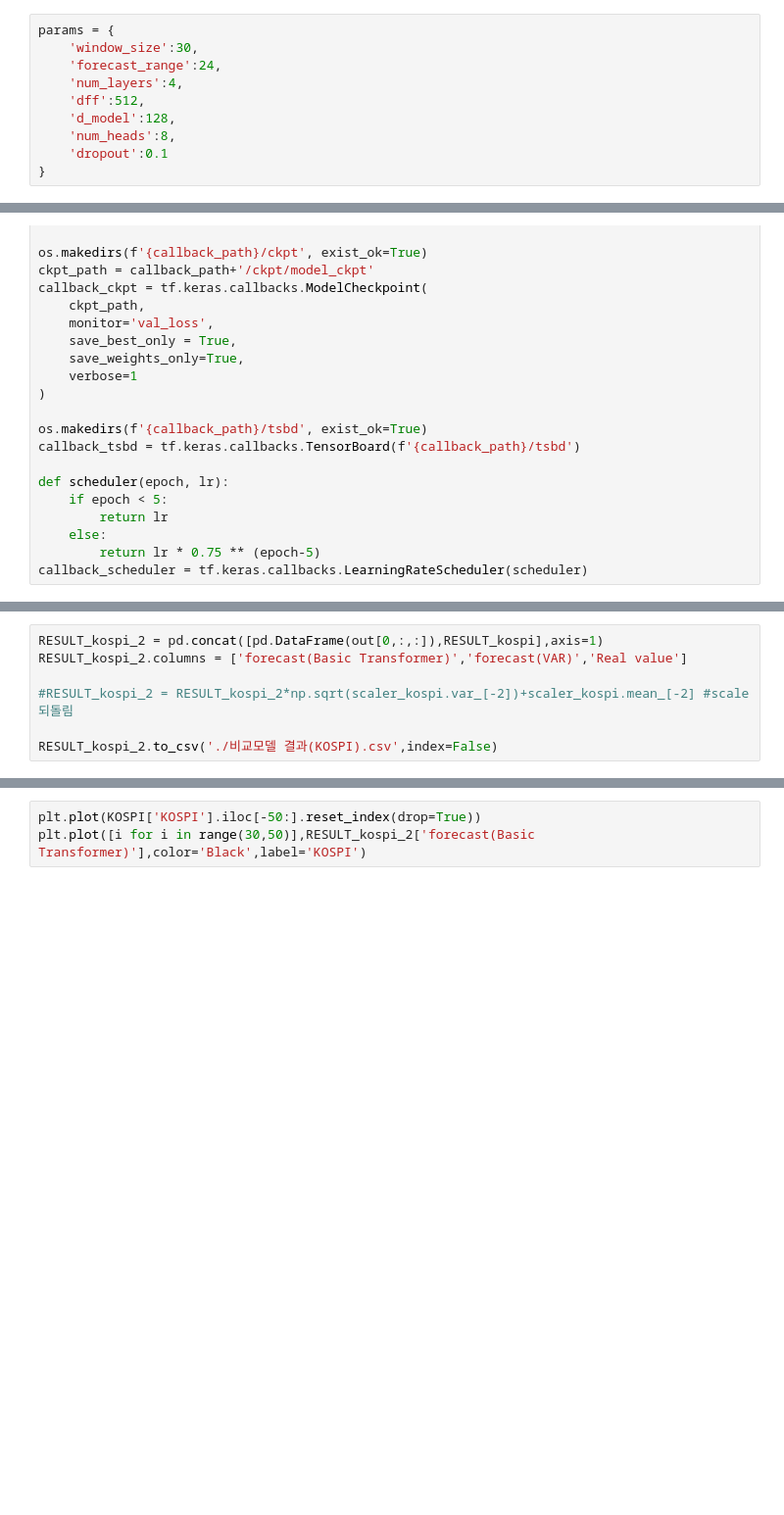
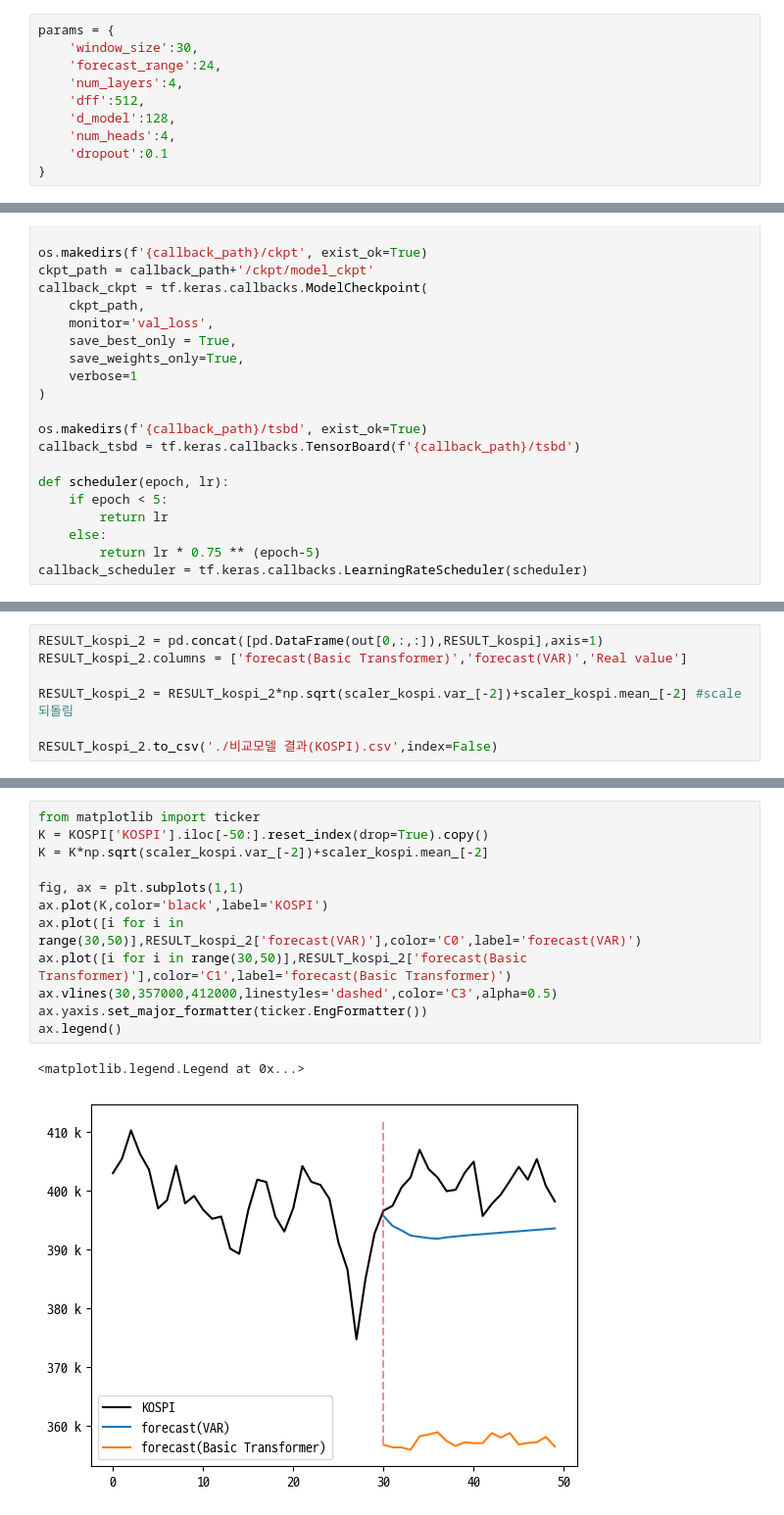
Before and after one commit to oiuyy207/MEaI_transformer, a Jupyter notebook: compare_model_and_method.ipynb, the cells around one changed output, grey strips where cells are left out. Shown at 98% size. Cells and saved outputs as stored; diff of their text form; blank space fills up the shorter version.

```diff
--- a/compare_model_and_method.ipynb
+++ b/compare_model_and_method.ipynb
@@ -485,7 +662,7 @@ params = {
     'num_layers':4,
     'dff':512,
     'd_model':128,
-    'num_heads':8,
+    'num_heads':4,
     'dropout':0.1
 }
 # %%
@@ -604,7 +838,7 @@ print(out.shape)
 RESULT_kospi_2 = pd.concat([pd.DataFrame(out[0,:,:]),RESULT_kospi],axis=1)
 RESULT_kospi_2.columns = ['forecast(Basic Transformer)','forecast(VAR)','Real value']
 
-#RESULT_kospi_2 = RESULT_kospi_2*np.sqrt(scaler_kospi.var_[-2])+scaler_kospi.mean_[-2] #scale 되돌림
+RESULT_kospi_2 = RESULT_kospi_2*np.sqrt(scaler_kospi.var_[-2])+scaler_kospi.mean_[-2] #scale 되돌림
 
 RESULT_kospi_2.to_csv('./비교모델 결과(KOSPI).csv',index=False)
 # %%
@@ -616,3 +853,15 @@ plt.legend()
 # %%
-plt.plot(KOSPI['KOSPI'].iloc[-50:].reset_index(drop=True))
-plt.plot([i for i in range(30,50)],RESULT_kospi_2['forecast(Basic Transformer)'],color='Black',label='KOSPI')
+from matplotlib import ticker
+K = KOSPI['KOSPI'].iloc[-50:].reset_index(drop=True).copy()
+K = K*np.sqrt(scaler_kospi.var_[-2])+scaler_kospi.mean_[-2]
+
+fig, ax = plt.subplots(1,1)
+ax.plot(K,color='black',label='KOSPI')
+ax.plot([i for i in range(30,50)],RESULT_kospi_2['forecast(VAR)'],color='C0',label='forecast(VAR)')
+ax.plot([i for i in range(30,50)],RESULT_kospi_2['forecast(Basic Transformer)'],color='C1',label='forecast(Basic Transformer)')
+ax.vlines(30,357000,412000,linestyles='dashed',color='C3',alpha=0.5)
+ax.yaxis.set_major_formatter(ticker.EngFormatter())
+ax.legend()
+# %% [output]
+<matplotlib.legend.Legend at 0x...>
+[figure, added]
```
Also changed, not shown: parts of 30 cells of this notebook, 7 other files.
